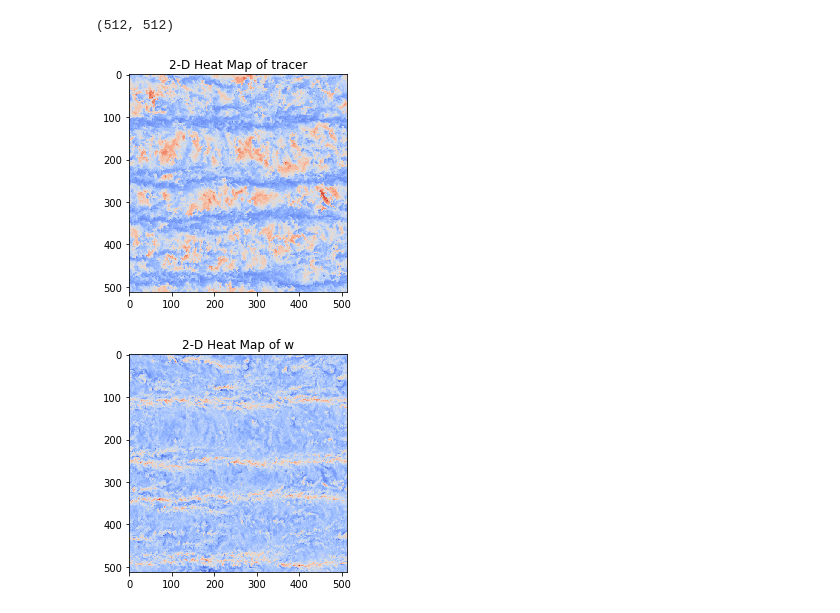
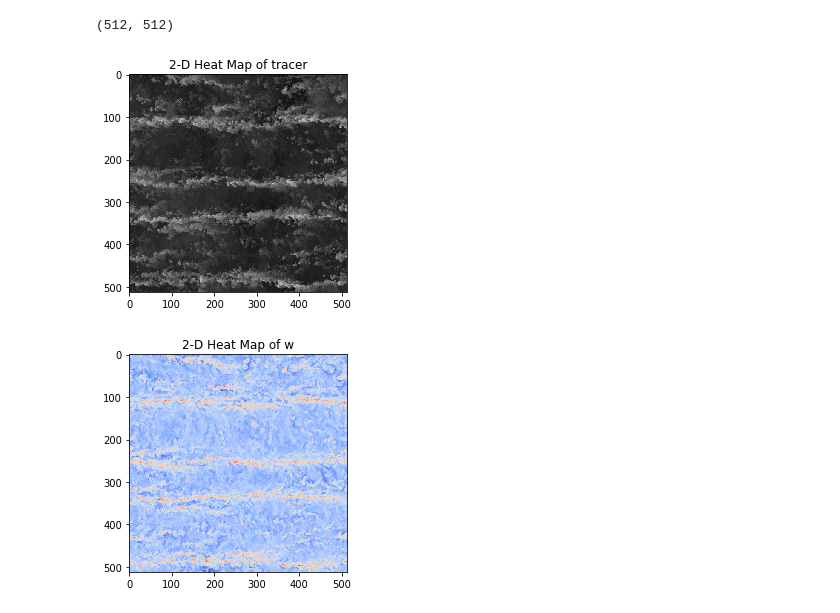
Before and after one commit to AdrienBq/Turbulence, a Jupyter notebook: explo/first_explo.ipynb, the cells around one changed output. Drawn from its saved outputs; the diff is of its cells as text; code cells hidden in the pictures.

```diff
--- a/explo/first_explo.ipynb
+++ b/explo/first_explo.ipynb
@@ -21,7 +21,7 @@ import torch.nn.functional as F
 # %% [markdown]
 ## Print data
 # %%
-path_data = 'data/uxy18_T10.nc'
+path_data = 'data/thetaxy18_T10.nc'
 #ds_init = xr.open_dataset(f'../data/external_data/ClimateData/{state_name}.nc')
 ds_init = xr.open_dataset(path_data)
 df_init = ds_init.to_dataframe()
@@ -65,12 +65,12 @@ arr2.shape
 # %% [output]
 (512, 512)
 # %%
-plt.imshow(arr2 , cmap = 'coolwarm' , interpolation = 'nearest' )
+plt.imshow(arr2 , cmap = 'gray' , interpolation = 'nearest' )
 
 plt.title( "2-D Heat Map of tracer" )
 plt.show()
 # %% [output]
-[figure, old version]
+[figure, new version]
 # %%
 def print_one_alt(path_data,color):
     ds_init = xr.open_dataset(path_data)
```
Also changed, not shown: parts of 2 cells of this notebook, 4 other files.
